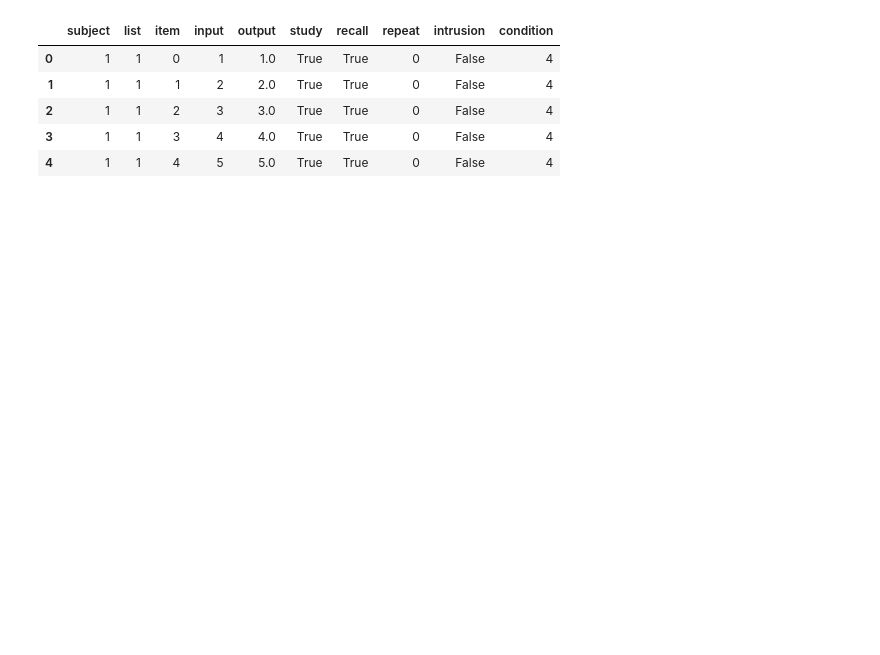
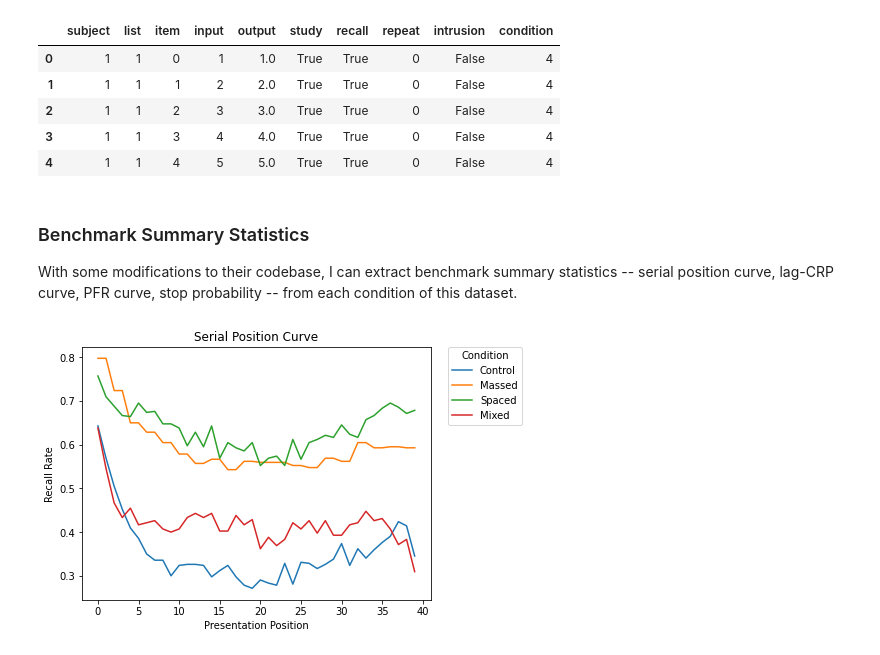
Before and after one commit to githubpsyche/compmemlearn, a Jupyter notebook: projects/Repetition_CMR/report/Data_Overview.ipynb, the cells around one changed output. Drawn from its saved outputs; the diff is of its cells as text; code cells hidden in the pictures; blank space fills up the shorter version.

```diff
--- a/projects/Repetition_CMR/report/Data_Overview.ipynb
+++ b/projects/Repetition_CMR/report/Data_Overview.ipynb
@@ -23,5 +23,25 @@ events.head()
 | 2 | 1 | 1 | 2 | 3 | 3.0 | True | True | 0 | False | 4 |
 | 3 | 1 | 1 | 3 | 4 | 4.0 | True | True | 0 | False | 4 |
 | 4 | 1 | 1 | 4 | 5 | 5.0 | True | True | 0 | False | 4 |
-# %% [markdown]
-###
+# %% [markdown]
+### Benchmark Summary Statistics
+With some modifications to their codebase, I can extract benchmark summary statistics -- serial position curve, lag-CRP curve, PFR curve, stop probability -- from each condition of this dataset.
+# %%
+from compmemlearn.analyses import flex_mixed_spc, flex_mixed_crp, flex_mixed_pfr, fast_csp, alternative_contiguity, rpl
+import matplotlib.pyplot as plt
+import numpy as np
+conditions = ['Control', 'Massed', 'Spaced', 'Mixed']
+# %%
+plt.figure(figsize=(7.5, 5))
+
+for condition in range(4):
+    test_spc= flex_mixed_spc(trials[list_types==condition+1], presentations[list_types==condition+1])
+    plt.plot(np.arange(len(test_spc)), test_spc, label=conditions[condition])
+
+plt.title('Serial Position Curve')
+plt.xlabel('Presentation Position')
+plt.ylabel('Recall Rate')
+plt.legend(title='Condition', bbox_to_anchor=(1.05, 1), loc=2, borderaxespad=0.)
+plt.tight_layout(pad=3)
+# %% [output]
+[figure, added]
```
Also changed, not shown: parts of 8 cells of this notebook, 20 other files.
